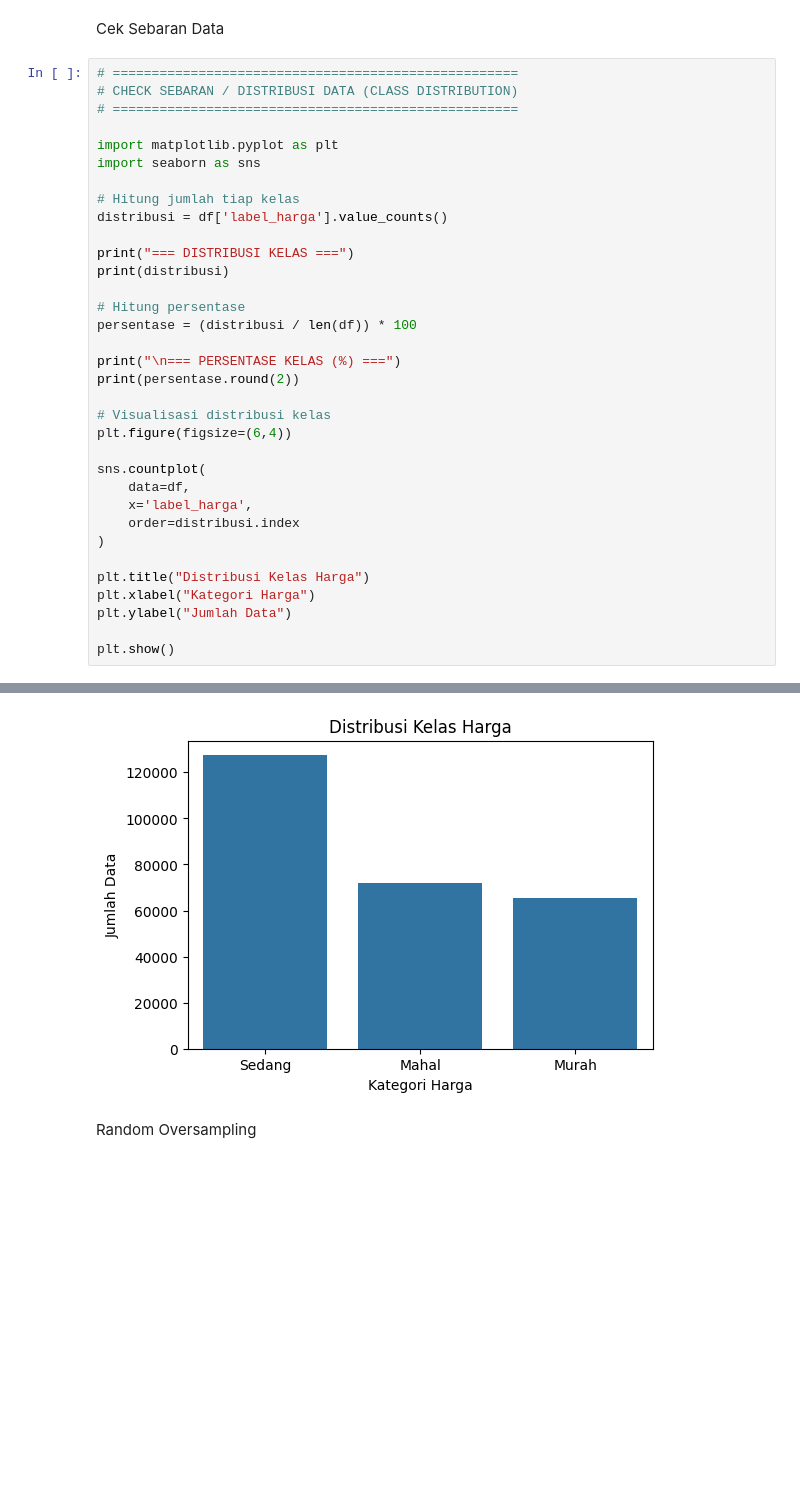
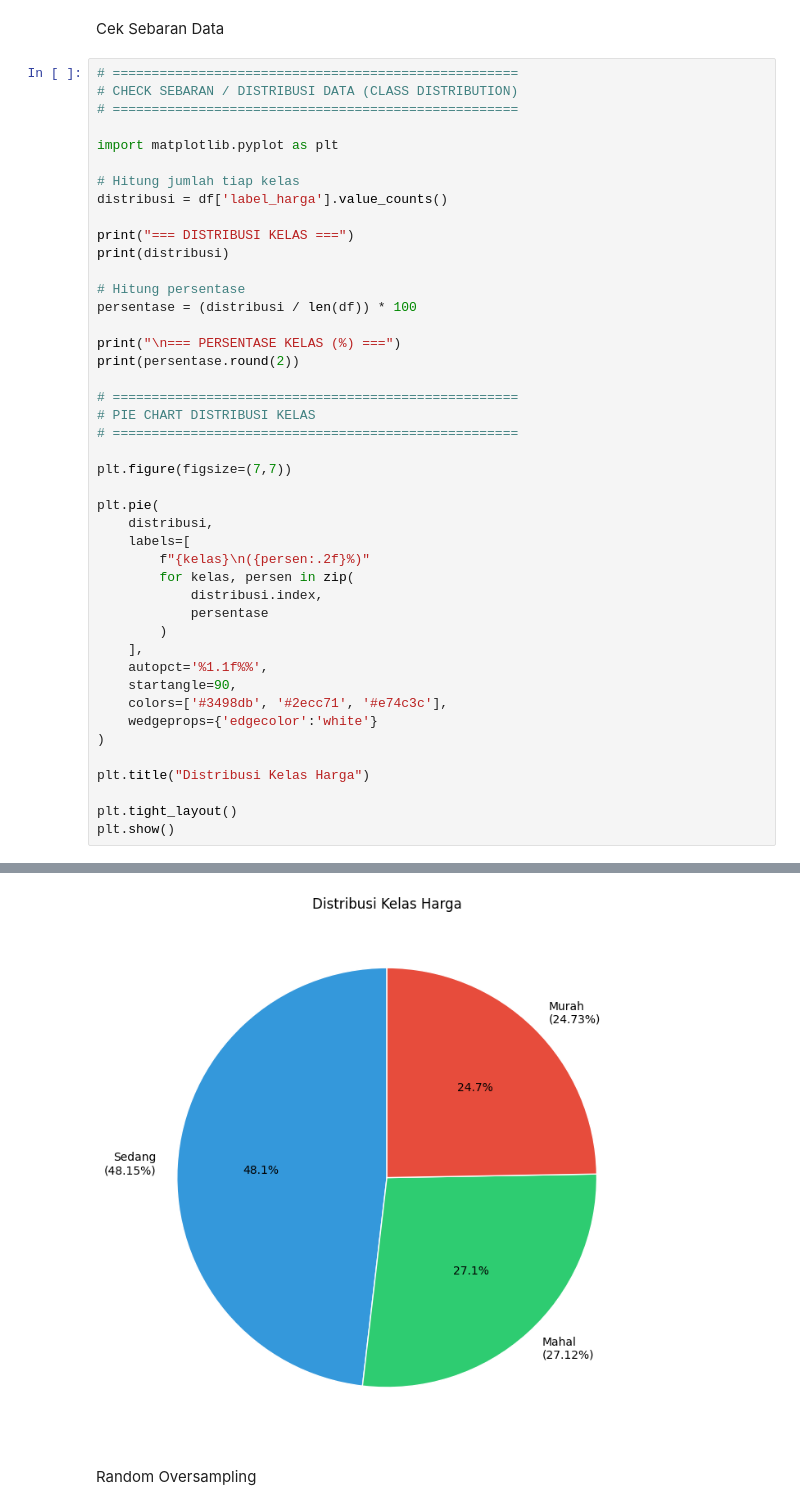
Before and after one commit to afllaabdi/tugas_data_mining, a Jupyter notebook: PenggalianData2.ipynb, the cells around one changed output, grey strips where cells are left out. Saved outputs shown, nothing was run; the diff lists cells and outputs as text; blank space fills up the shorter version.

```diff
--- a/PenggalianData2.ipynb
+++ b/PenggalianData2.ipynb
@@ -657,49 +636,59 @@ Cek Sebaran Data
 # ====================================================
 
 import matplotlib.pyplot as plt
-import seaborn as sns
 
 # Hitung jumlah tiap kelas
 distribusi = df['label_harga'].value_counts()
 
 print("=== DISTRIBUSI KELAS ===")
 print(distribusi)
 
 # Hitung persentase
 persentase = (distribusi / len(df)) * 100
 
 print("\n=== PERSENTASE KELAS (%) ===")
 print(persentase.round(2))
 
-# Visualisasi distribusi kelas
-plt.figure(figsize=(6,4))
+# ====================================================
+# PIE CHART DISTRIBUSI KELAS
+# ====================================================
 
-sns.countplot(
-    data=df,
-    x='label_harga',
-    order=distribusi.index
+plt.figure(figsize=(7,7))
+
+plt.pie(
+    distribusi,
+    labels=[
+        f"{kelas}\n({persen:.2f}%)"
+        for kelas, persen in zip(
+            distribusi.index,
+            persentase
+        )
+    ],
+    autopct='%1.1f%%',
+    startangle=90,
+    colors=['#3498db', '#2ecc71', '#e74c3c'],
+    wedgeprops={'edgecolor':'white'}
 )
 
 plt.title("Distribusi Kelas Harga")
-plt.xlabel("Kategori Harga")
-plt.ylabel("Jumlah Data")
 
+plt.tight_layout()
 plt.show()
 # %% [output]
 === DISTRIBUSI KELAS ===
 label_harga
 Sedang    127378
 Mahal      71762
 Murah      65423
 Name: count, dtype: int64
 
 === PERSENTASE KELAS (%) ===
 label_harga
 Sedang    48.15
 Mahal     27.12
 Murah     24.73
 Name: count, dtype: float64
-[figure, old version]
+[figure, new version]
 # %% [markdown]
 Random Oversampling
 # %%
```
Also changed, not shown: parts of 11 cells of this notebook.
